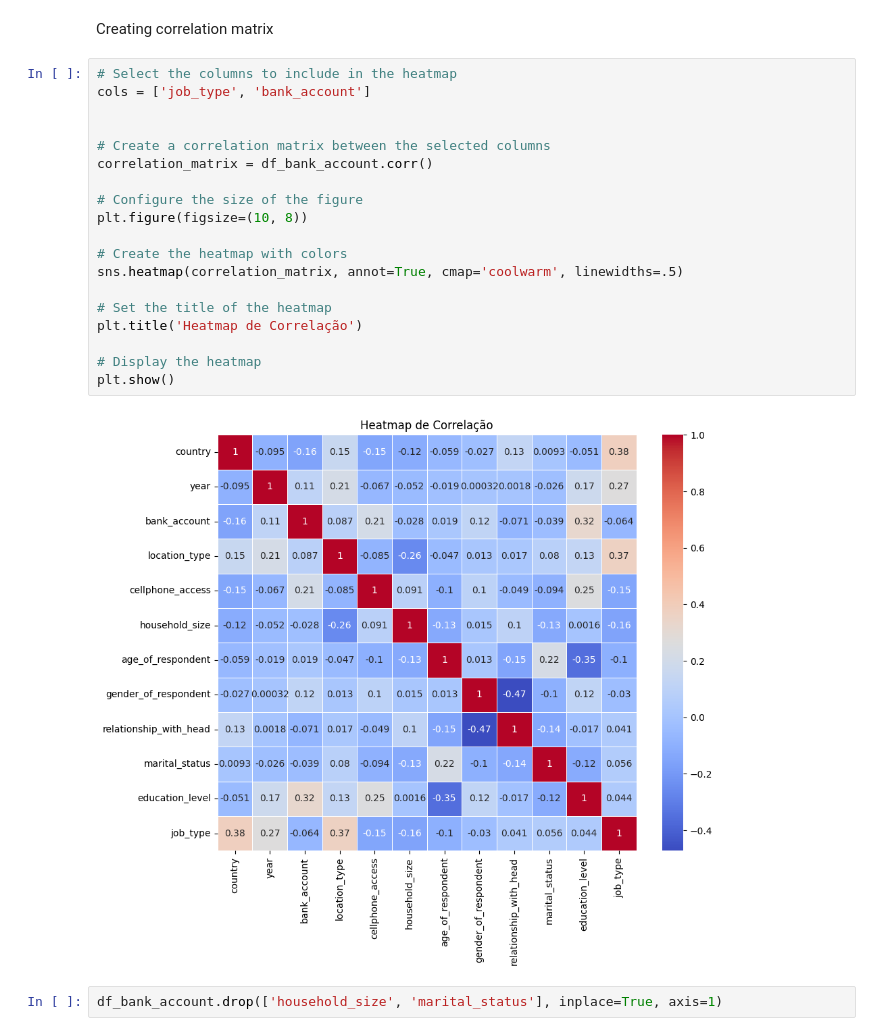
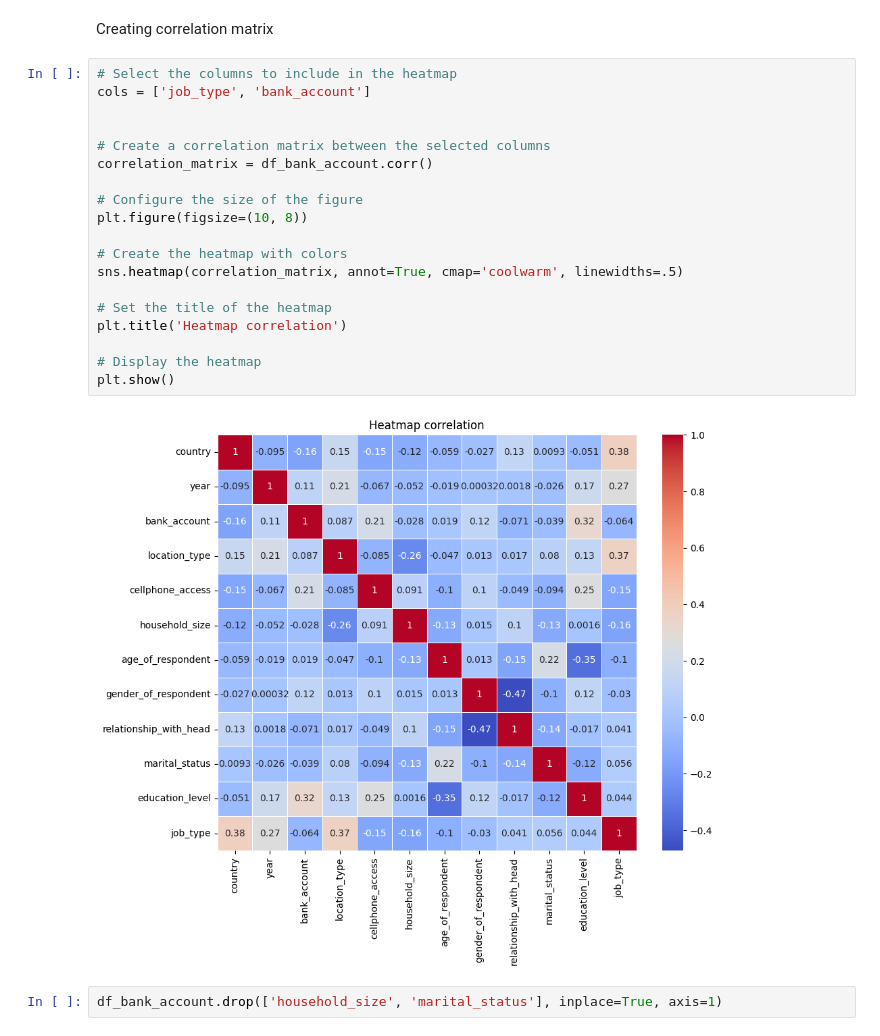
Before and after one commit to alex-volosha/financial-inclusion-prediction, a Jupyter notebook: main.ipynb, the cells around one changed output. Saved outputs shown, nothing was run; the diff lists cells and outputs as text.

```diff
--- a/main.ipynb
+++ b/main.ipynb
@@ -371,24 +370,24 @@ Creating correlation matrix
 # %%
 # Select the columns to include in the heatmap
 cols = ['job_type', 'bank_account']
 
 
 # Create a correlation matrix between the selected columns
 correlation_matrix = df_bank_account.corr()
 
 # Configure the size of the figure
 plt.figure(figsize=(10, 8))
 
 # Create the heatmap with colors
 sns.heatmap(correlation_matrix, annot=True, cmap='coolwarm', linewidths=.5)
 
 # Set the title of the heatmap
-plt.title('Heatmap de Correlação')
+plt.title('Heatmap correlation')
 
 # Display the heatmap
 plt.show()
 # %% [output]
-[figure, old version]
+[figure, new version]
 # %%
 df_bank_account.drop(['household_size', 'marital_status'], inplace=True, axis=1)
 # %%
```
Also changed, not shown: parts of 37 cells of this notebook, 4 other files.
